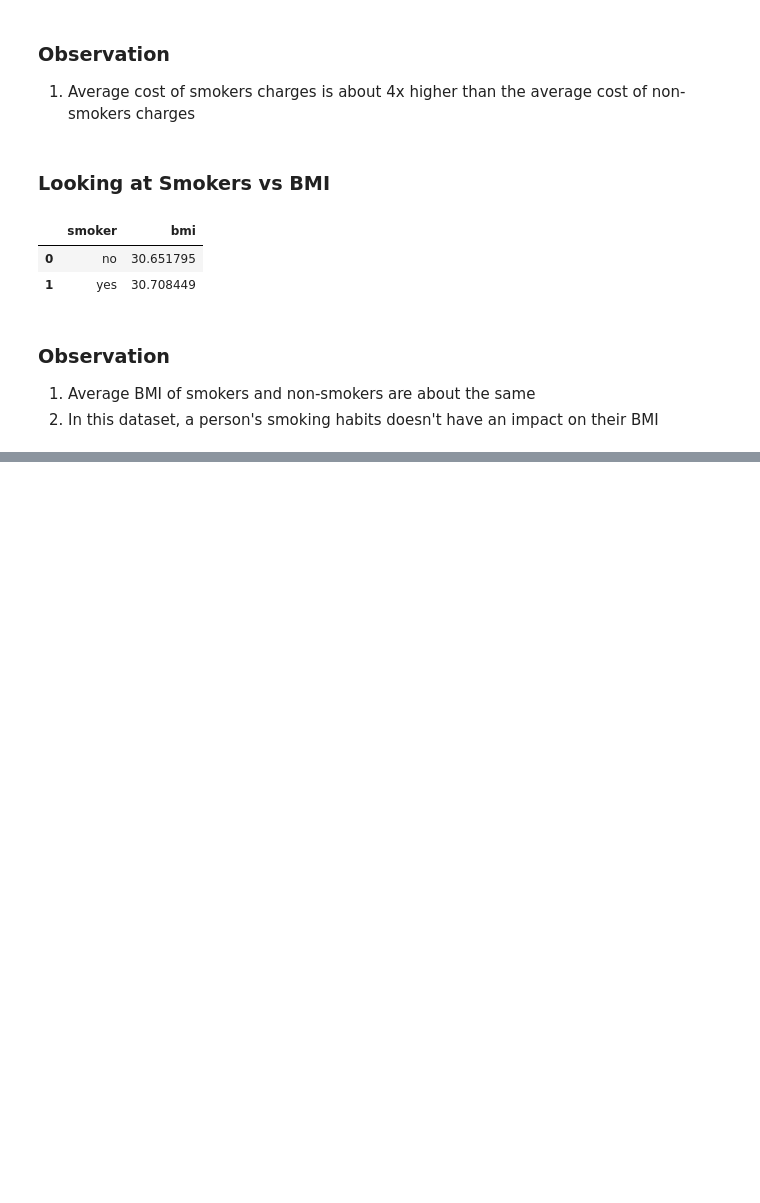
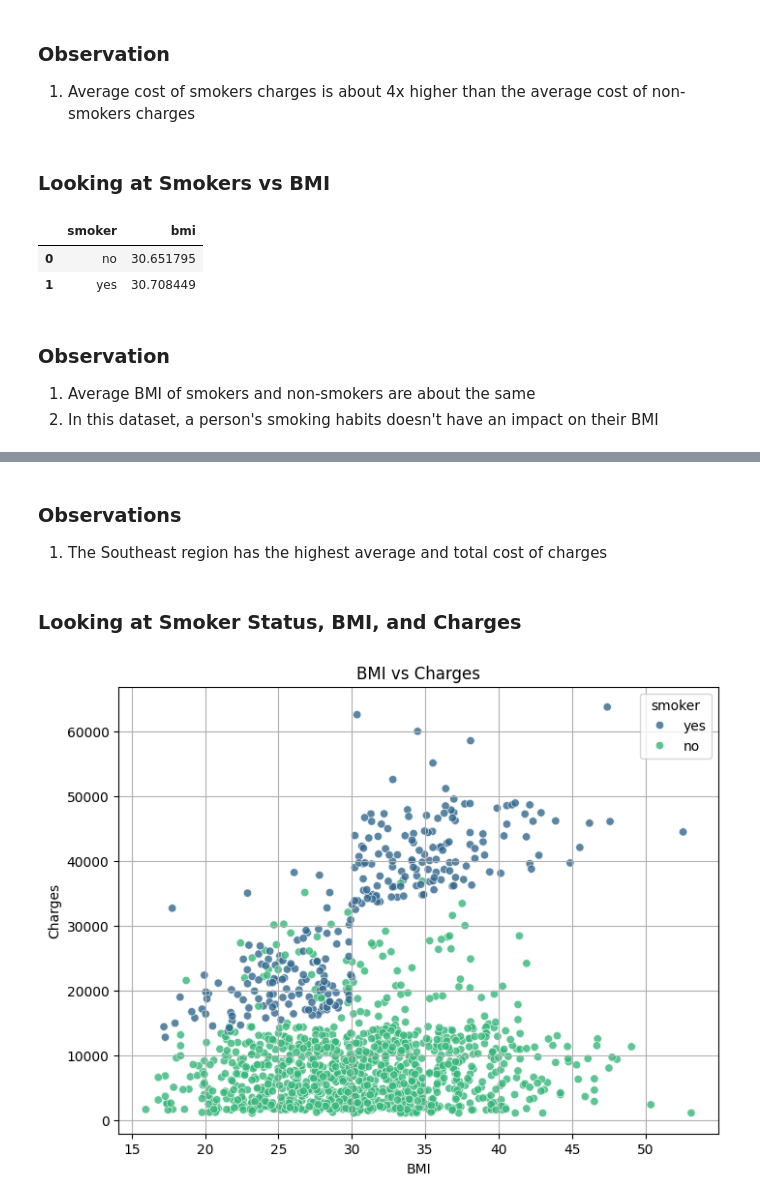
Before and after one commit to RezaP117/Health_Insurance_Cost_Predictor, a Jupyter notebook: notebook/eda.ipynb, the cells around one changed output, grey strips where cells are left out. Drawn from its saved outputs; the diff is of its cells as text; code cells hidden in the pictures; blank space fills up the shorter version.

```diff
--- a/notebook/eda.ipynb
+++ b/notebook/eda.ipynb
@@ -195,0 +217,16 @@ bmi_smokers
+# %% [markdown]
+### Observations ###
+1. The Southeast region has the highest average and total cost of charges
+# %% [markdown]
+### Looking at Smoker Status, BMI, and Charges ###
+# %%
+# Scatter plot
+plt.figure(figsize=(8, 6))
+sns.scatterplot(x = "bmi", y = "charges", hue = "smoker", data = df, palette = "viridis", alpha = 0.8)
+plt.title("BMI vs Charges")
+plt.xlabel("BMI")
+plt.ylabel("Charges")
+plt.grid(True)
+plt.show()
+# %% [output]
+[figure, added]
```
Also changed, not shown: parts of 11 cells of this notebook, 1 other file.
